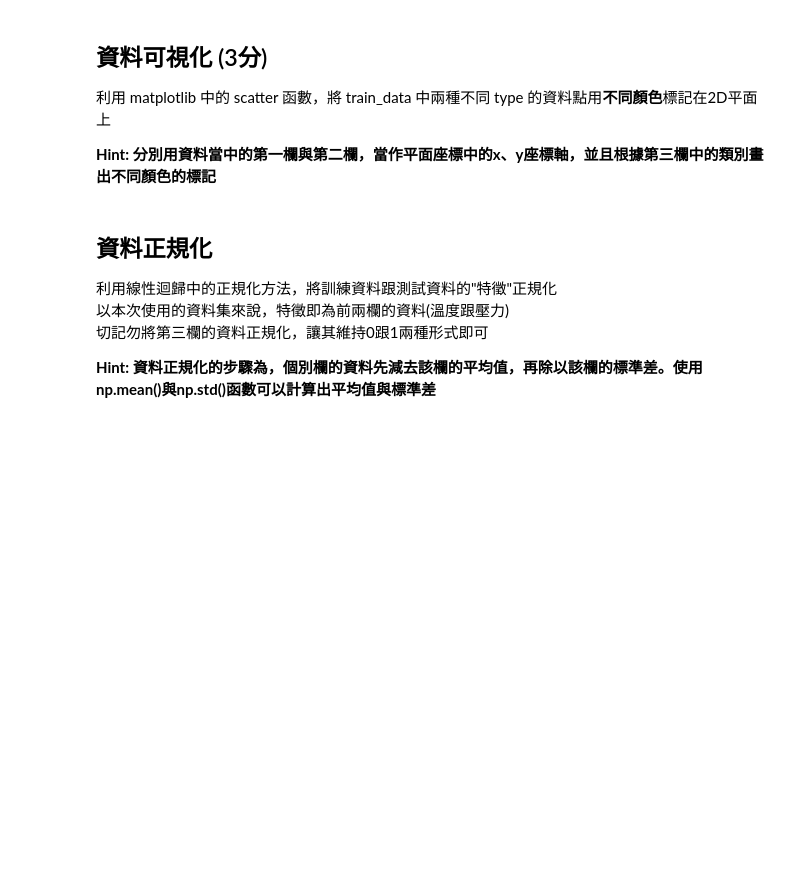
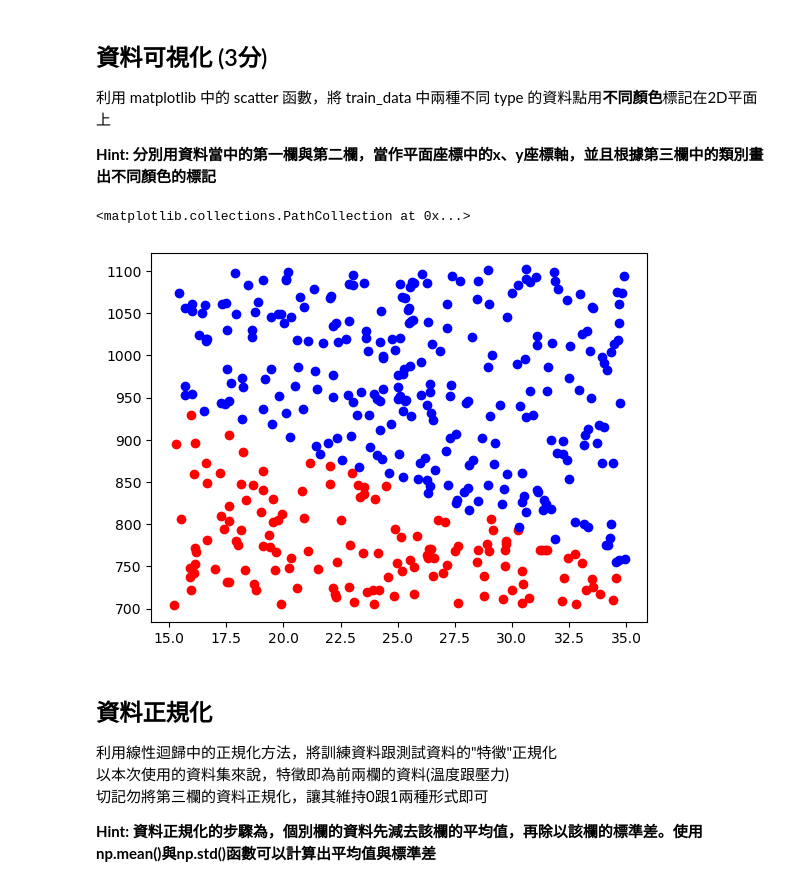
Before and after one commit to jerrykai16/python-Regression, a Jupyter notebook: 2.LogisticRegression.ipynb, the cells around one changed output. Drawn from its saved outputs; the diff is of its cells as text; code cells hidden in the pictures; blank space fills up the shorter version.

```diff
--- a/2.LogisticRegression.ipynb
+++ b/2.LogisticRegression.ipynb
@@ -25,8 +25,8 @@ import pandas as pd
 
 **Hint: 用 pandas 載入兩個檔案的資料並將其轉換成 numpy 的形式儲存到 train_data 以及 test_data 中，最終train_data 的shape應該為[400,4]，test_data 為[50,3]**
 # %%
-train_data = None # 🚧 載入bacteria_train.csv的資料並轉換成numpy格式
-test_data = None # 🚧 載入bacteria_test.csv的資料並轉換成numpy格式
+train_data = pd.read_csv('bacteria_train.csv').to_numpy() # 🚧 載入bacteria_train.csv的資料並轉換成numpy格式
+test_data =  pd.read_csv('bacteria_test.csv').to_numpy() # 🚧 載入bacteria_test.csv的資料並轉換成numpy格式
 
 print(train_data.shape)
 print(test_data.shape)
@@ -40,3 +41,13 @@ print(test_data.shape)
+# %%
+# 🚧 使用plt.scatter()函數畫圖
+type_0 = train_data[train_data[:,2]==0]
+type_1 = train_data[train_data[:,2]==1]
+
+plt.scatter(type_0[:,0],type_0[:,1],color = 'r')
+plt.scatter(type_1[:,0],type_1[:,1],color = 'b')
+# %% [output]
+<matplotlib.collections.PathCollection at 0x...>
+[figure, added]
 # %% [markdown]
 ## 資料正規化
 利用線性迴歸中的正規化方法，將訓練資料跟測試資料的"特徵"正規化<br>
```
Also changed, not shown: parts of 7 cells of this notebook.
